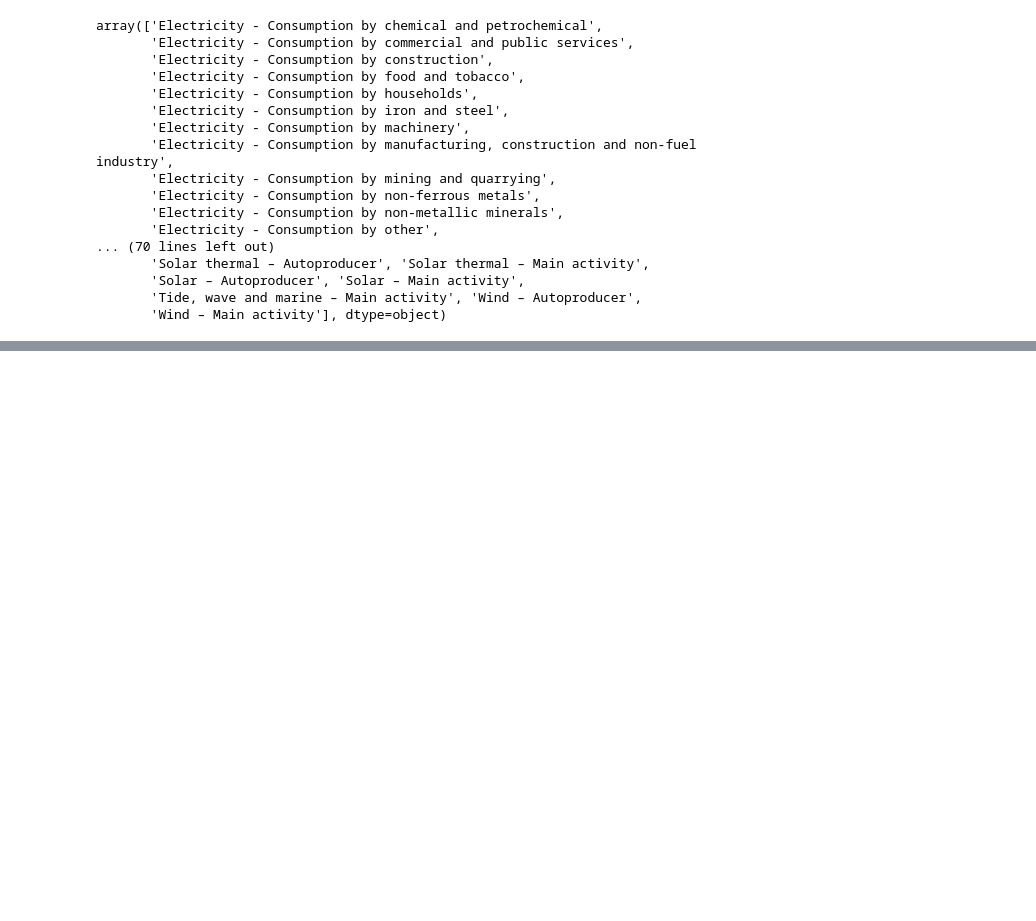
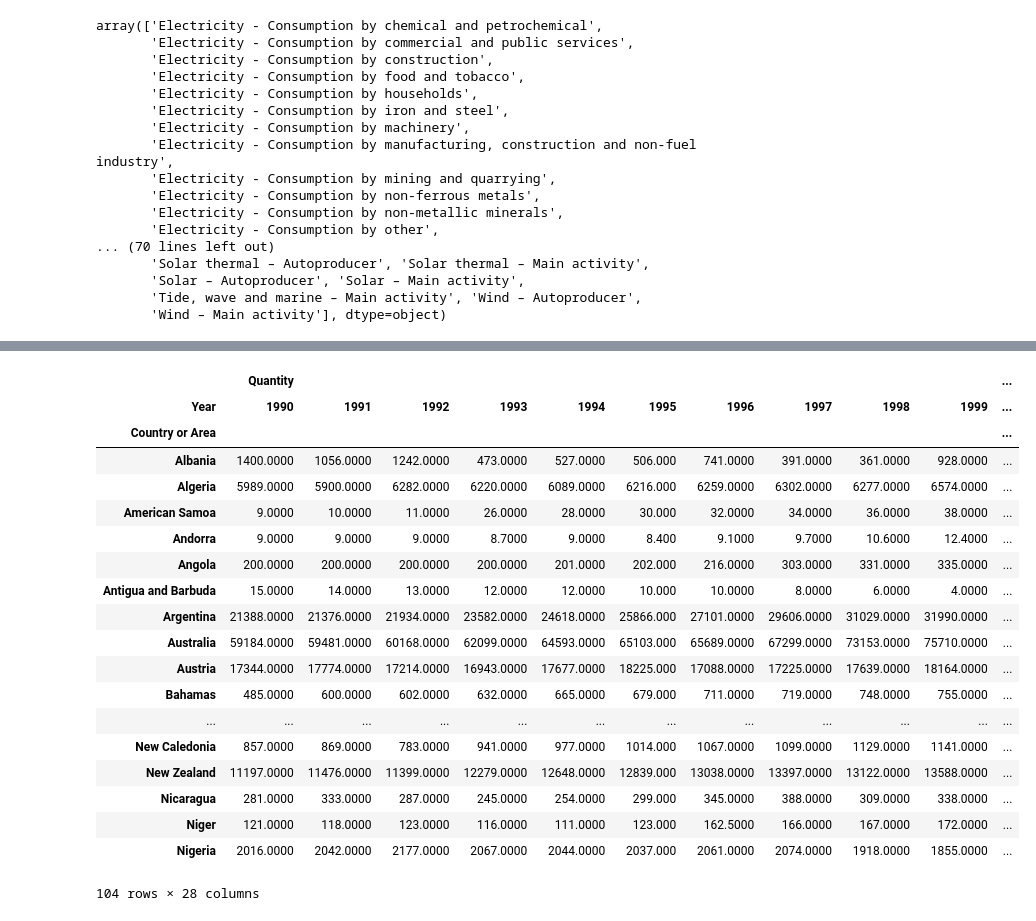
Before and after one commit to KevinFerin/HackatonMDI720, a Jupyter notebook: src/EnergyConsumptionPerSector.ipynb, the cells around one changed output, grey strips where cells are left out. Cells and saved outputs as stored; diff of their text form; code cells hidden in the pictures; blank space fills up the shorter version.

```diff
--- a/src/ElectricityCleaned.ipynb
+++ b/src/EnergyConsumptionPerSector.ipynb
@@ -139,0 +111,23 @@ df_households
+# %%
+manufact
+# %% [output]
+|  | Quantity |  |  |  |  |  |  |  |  |  | ... |
+| Year | 1990 | 1991 | 1992 | 1993 | 1994 | 1995 | 1996 | 1997 | 1998 | 1999 | ... |
+| Country or Area |  |  |  |  |  |  |  |  |  |  | ... |
+| Albania | 1400.0000 | 1056.0000 | 1242.0000 | 473.0000 | 527.0000 | 506.000 | 741.0000 | 391.0000 | 361.0000 | 928.0000 | ... |
+| Algeria | 5989.0000 | 5900.0000 | 6282.0000 | 6220.0000 | 6089.0000 | 6216.000 | 6259.0000 | 6302.0000 | 6277.0000 | 6574.0000 | ... |
+| American Samoa | 9.0000 | 10.0000 | 11.0000 | 26.0000 | 28.0000 | 30.000 | 32.0000 | 34.0000 | 36.0000 | 38.0000 | ... |
+| Andorra | 9.0000 | 9.0000 | 9.0000 | 8.7000 | 9.0000 | 8.400 | 9.1000 | 9.7000 | 10.6000 | 12.4000 | ... |
+| Angola | 200.0000 | 200.0000 | 200.0000 | 200.0000 | 201.0000 | 202.000 | 216.0000 | 303.0000 | 331.0000 | 335.0000 | ... |
+| Antigua and Barbuda | 15.0000 | 14.0000 | 13.0000 | 12.0000 | 12.0000 | 10.000 | 10.0000 | 8.0000 | 6.0000 | 4.0000 | ... |
+| Argentina | 21388.0000 | 21376.0000 | 21934.0000 | 23582.0000 | 24618.0000 | 25866.000 | 27101.0000 | 29606.0000 | 31029.0000 | 31990.0000 | ... |
+| Australia | 59184.0000 | 59481.0000 | 60168.0000 | 62099.0000 | 64593.0000 | 65103.000 | 65689.0000 | 67299.0000 | 73153.0000 | 75710.0000 | ... |
+| Austria | 17344.0000 | 17774.0000 | 17214.0000 | 16943.0000 | 17677.0000 | 18225.000 | 17088.0000 | 17225.0000 | 17639.0000 | 18164.0000 | ... |
+| Bahamas | 485.0000 | 600.0000 | 602.0000 | 632.0000 | 665.0000 | 679.000 | 711.0000 | 719.0000 | 748.0000 | 755.0000 | ... |
+| ... | ... | ... | ... | ... | ... | ... | ... | ... | ... | ... | ... |
+| New Caledonia | 857.0000 | 869.0000 | 783.0000 | 941.0000 | 977.0000 | 1014.000 | 1067.0000 | 1099.0000 | 1129.0000 | 1141.0000 | ... |
+| New Zealand | 11197.0000 | 11476.0000 | 11399.0000 | 12279.0000 | 12648.0000 | 12839.000 | 13038.0000 | 13397.0000 | 13122.0000 | 13588.0000 | ... |
+| Nicaragua | 281.0000 | 333.0000 | 287.0000 | 245.0000 | 254.0000 | 299.000 | 345.0000 | 388.0000 | 309.0000 | 338.0000 | ... |
+| Niger | 121.0000 | 118.0000 | 123.0000 | 116.0000 | 111.0000 | 123.000 | 162.5000 | 166.0000 | 167.0000 | 172.0000 | ... |
+| Nigeria | 2016.0000 | 2042.0000 | 2177.0000 | 2067.0000 | 2044.0000 | 2037.000 | 2061.0000 | 2074.0000 | 1918.0000 | 1855.0000 | ... |
+104 rows × 28 columns
```
Also changed, not shown: parts of 13 cells of this notebook, 1 other file.
